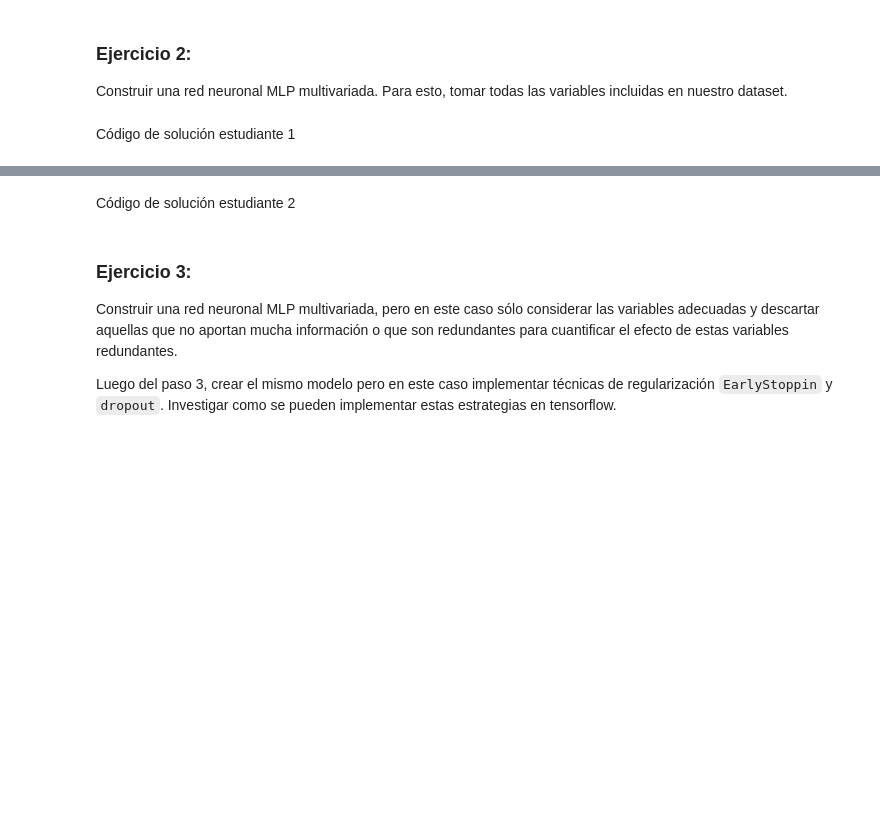
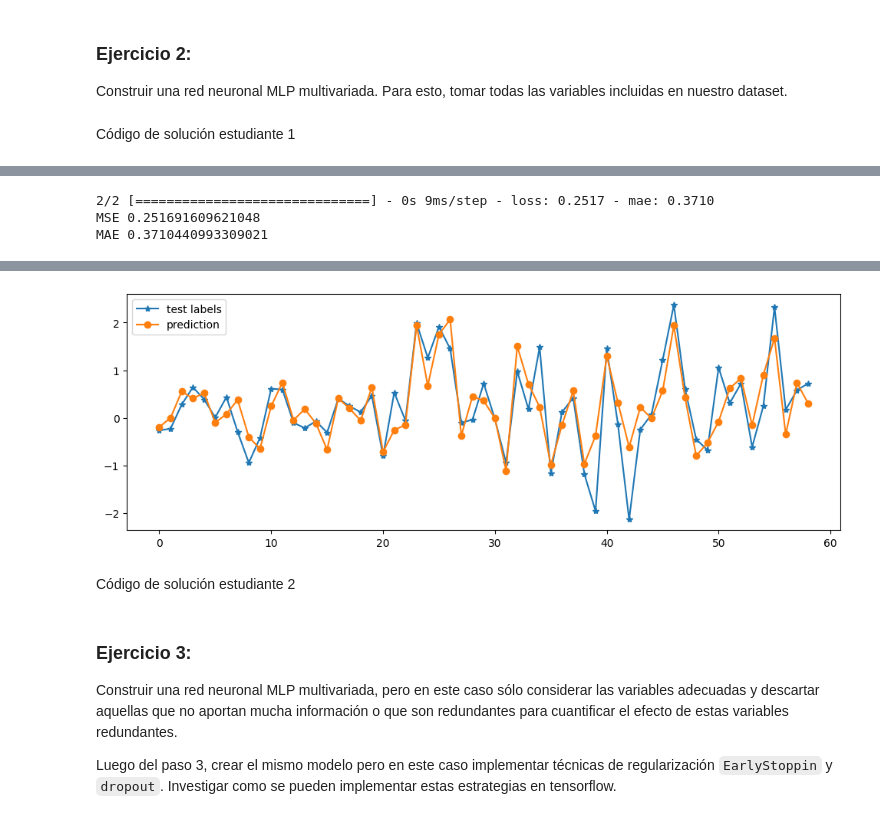
Before and after one commit to xagallegos/ProyectoConjunto_XGallegos_SDDue-as, a Jupyter notebook: Tarea4.ipynb, the cells around one changed output, grey strips where cells are left out. Saved outputs shown, nothing was run; the diff lists cells and outputs as text; code cells hidden in the pictures; blank space fills up the shorter version.

```diff
--- a/Tarea4.ipynb
+++ b/Tarea4.ipynb
@@ -369,0 +426,19 @@ Código de solución estudiante 1
+# %%
+mse_m2, mae_m2 = model2.evaluate(test_m2[feature_cols], test_m2[target_col])
+
+print('MSE', mse_m2)
+print('MAE', mae_m2)
+# %% [output]
+2/2 [==============================] - 0s 9ms/step - loss: 0.2517 - mae: 0.3710
+MSE 0.251691609621048
+MAE 0.3710440993309021
+# %%
+pred_m2 = model2.predict(test_m2[feature_cols])
+
+plt.figure(figsize=(12,4))
+plt.plot(test_m2[target_col].values, '*-', label='test labels')
+plt.plot(pred_m2, 'o-', label='prediction')
+
+plt.legend()
+plt.show()
+# %% [output]
@@ -370,3 +446,4 @@ Código de solución estudiante 1
+[figure, added]
 # %% [markdown]
 Código de solución estudiante 2
 # %%
```
Also changed, not shown: parts of 7 cells of this notebook.
